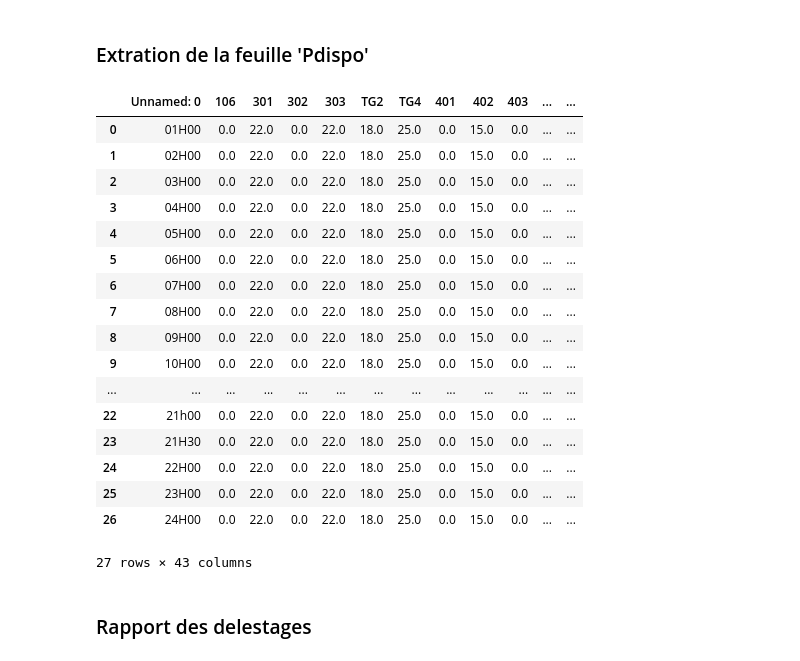
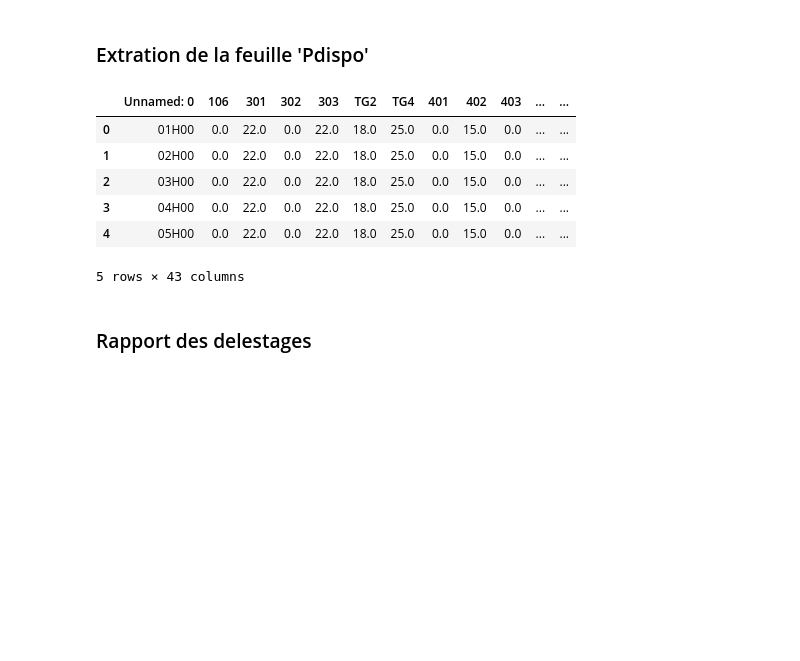
Before and after one commit to toutenergie/Mes_programmes_python_these, a Jupyter notebook: ANALYSE_DONNEES8THESE/extration1.ipynb, the cells around one changed output. Cells and saved outputs as stored; diff of their text form; code cells hidden in the pictures; blank space fills up the shorter version.

```diff
--- a/ANALYSE_DONNEES8THESE/extration1.ipynb
+++ b/ANALYSE_DONNEES8THESE/extration1.ipynb
@@ -161,26 +180,15 @@ Energie[pv_sources].head(28).plot(figsize=(15,7))
 Pdisponible = pd.read_excel(fichier_excel, skiprows=2,sheet_name='Pdispo')
 Pdisponible = Pdisponible.head(27).dropna(axis=1)
 # %%
-Pdisponible
+Pdisponible.head()
 # %% [output]
 |  | Unnamed: 0 | 106 | 301 | 302 | 303 | TG2 | TG4 | 401 | 402 | 403 | ... | ... |
 | 0 | 01H00 | 0.0 | 22.0 | 0.0 | 22.0 | 18.0 | 25.0 | 0.0 | 15.0 | 0.0 | ... | ... |
 | 1 | 02H00 | 0.0 | 22.0 | 0.0 | 22.0 | 18.0 | 25.0 | 0.0 | 15.0 | 0.0 | ... | ... |
 | 2 | 03H00 | 0.0 | 22.0 | 0.0 | 22.0 | 18.0 | 25.0 | 0.0 | 15.0 | 0.0 | ... | ... |
 | 3 | 04H00 | 0.0 | 22.0 | 0.0 | 22.0 | 18.0 | 25.0 | 0.0 | 15.0 | 0.0 | ... | ... |
 | 4 | 05H00 | 0.0 | 22.0 | 0.0 | 22.0 | 18.0 | 25.0 | 0.0 | 15.0 | 0.0 | ... | ... |
-| 5 | 06H00 | 0.0 | 22.0 | 0.0 | 22.0 | 18.0 | 25.0 | 0.0 | 15.0 | 0.0 | ... | ... |
-| 6 | 07H00 | 0.0 | 22.0 | 0.0 | 22.0 | 18.0 | 25.0 | 0.0 | 15.0 | 0.0 | ... | ... |
-| 7 | 08H00 | 0.0 | 22.0 | 0.0 | 22.0 | 18.0 | 25.0 | 0.0 | 15.0 | 0.0 | ... | ... |
-| 8 | 09H00 | 0.0 | 22.0 | 0.0 | 22.0 | 18.0 | 25.0 | 0.0 | 15.0 | 0.0 | ... | ... |
-| 9 | 10H00 | 0.0 | 22.0 | 0.0 | 22.0 | 18.0 | 25.0 | 0.0 | 15.0 | 0.0 | ... | ... |
-| ... | ... | ... | ... | ... | ... | ... | ... | ... | ... | ... | ... | ... |
-| 22 | 21h00 | 0.0 | 22.0 | 0.0 | 22.0 | 18.0 | 25.0 | 0.0 | 15.0 | 0.0 | ... | ... |
-| 23 | 21H30 | 0.0 | 22.0 | 0.0 | 22.0 | 18.0 | 25.0 | 0.0 | 15.0 | 0.0 | ... | ... |
-| 24 | 22H00 | 0.0 | 22.0 | 0.0 | 22.0 | 18.0 | 25.0 | 0.0 | 15.0 | 0.0 | ... | ... |
-| 25 | 23H00 | 0.0 | 22.0 | 0.0 | 22.0 | 18.0 | 25.0 | 0.0 | 15.0 | 0.0 | ... | ... |
-| 26 | 24H00 | 0.0 | 22.0 | 0.0 | 22.0 | 18.0 | 25.0 | 0.0 | 15.0 | 0.0 | ... | ... |
-27 rows × 43 columns
+5 rows × 43 columns
 # %% [markdown]
 ### Rapport des delestages
 # %%
```
Also changed, not shown: parts of 17 cells of this notebook, 8 other files.
